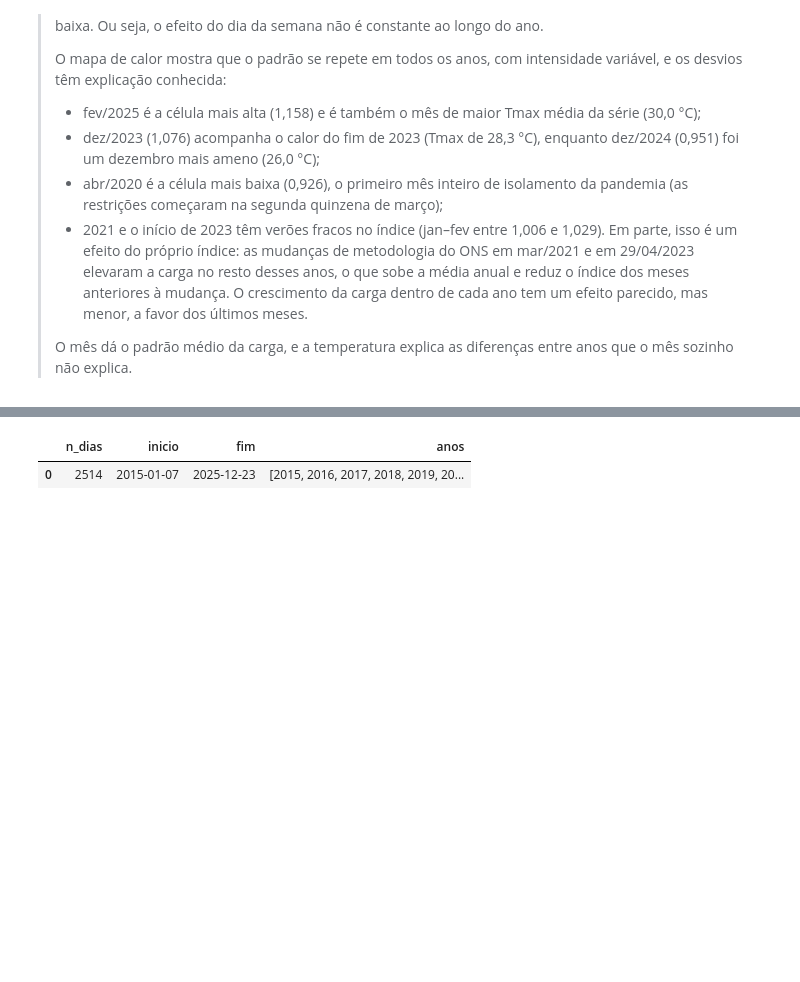
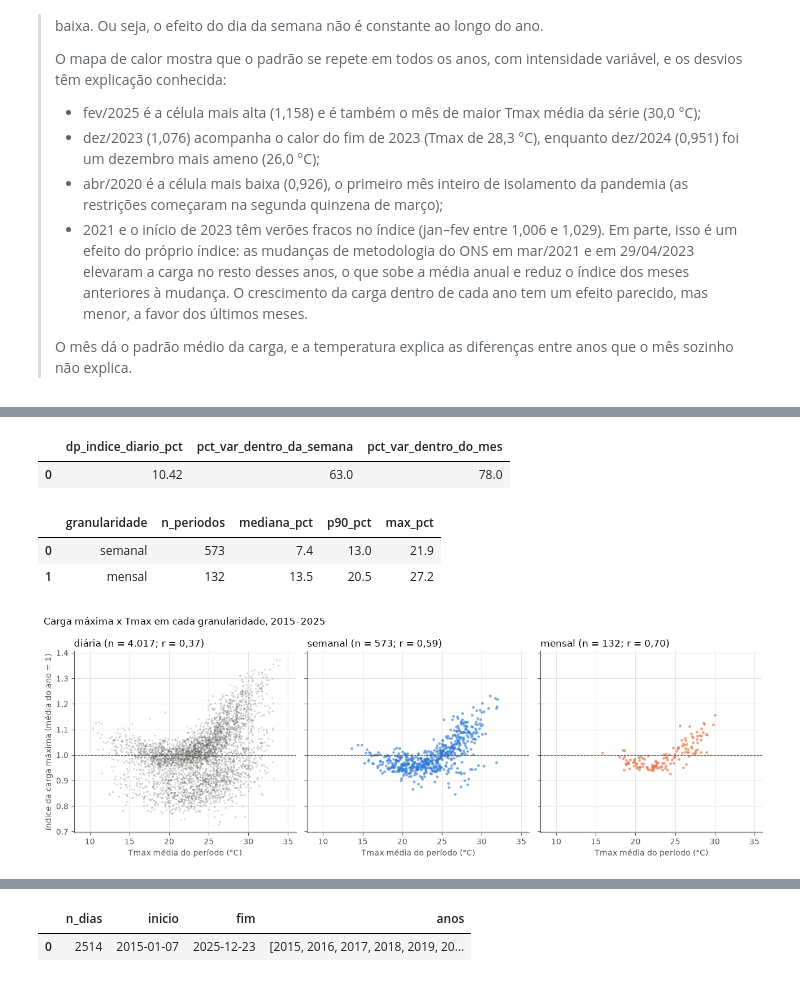
Before and after one commit to kaikezcarvalho/opt004-previsao-carga-sul, a Jupyter notebook: 03_analise.ipynb, the cells around one changed output, grey strips where cells are left out. Cells and saved outputs as stored; diff of their text form; code cells hidden in the pictures; blank space fills up the shorter version.

```diff
--- a/03_analise.ipynb
+++ b/03_analise.ipynb
@@ -289,0 +658,67 @@ plt.tight_layout()
+# %%
+sql("""
+WITH dias AS (
+    SELECT data,
+           carga_max / AVG(carga_max) OVER (PARTITION BY ano) AS indice,
+           date_trunc('week', data) AS semana,
+           date_trunc('month', data) AS mes_ini
+    FROM diaria
+    WHERE NOT dia_incompleto
+),
+medias AS (
+    SELECT indice,
+           AVG(indice) OVER (PARTITION BY semana) AS media_semana,
+           AVG(indice) OVER (PARTITION BY mes_ini) AS media_mes
+    FROM dias
+)
+SELECT ROUND(100 * STDDEV_POP(indice), 2) AS dp_indice_diario_pct,
+       ROUND(100 * AVG((indice - media_semana) ^ 2) / VAR_POP(indice), 1) AS pct_var_dentro_da_semana,
+       ROUND(100 * AVG((indice - media_mes) ^ 2) / VAR_POP(indice), 1) AS pct_var_dentro_do_mes
+FROM medias
+""")
+# %% [output]
+|  | dp_indice_diario_pct | pct_var_dentro_da_semana | pct_var_dentro_do_mes |
+| 0 | 10.42 | 63.0 | 78.0 |
+# %%
+sql(f"""
+WITH picos AS (
+    SELECT 'semanal' AS granularidade, 1 AS ordem, 100 * (carga_max_max / carga_max_media - 1) AS pico_acima_pct
+    FROM read_parquet('{DIR_PROC / "base_semanal.parquet"}')
+    WHERE NOT periodo_incompleto
+    UNION ALL
+    SELECT 'mensal', 2, 100 * (carga_max_max / carga_max_media - 1)
+    FROM read_parquet('{DIR_PROC / "base_mensal.parquet"}')
+    WHERE NOT periodo_incompleto
+)
+SELECT granularidade,
+       COUNT(*) AS n_periodos,
+       ROUND(MEDIAN(pico_acima_pct), 1) AS mediana_pct,
+       ROUND(QUANTILE_CONT(pico_acima_pct, 0.9), 1) AS p90_pct,
+       ROUND(MAX(pico_acima_pct), 1) AS max_pct
+FROM picos
+GROUP BY granularidade, ordem
+ORDER BY ordem
+""")
+# %% [output]
+|  | granularidade | n_periodos | mediana_pct | p90_pct | max_pct |
+| 0 | semanal | 573 | 7.4 | 13.0 | 21.9 |
+| 1 | mensal | 132 | 13.5 | 20.5 | 27.2 |
+# %%
+gran = sql("SELECT granularidade, tmax, indice FROM granularidades")
+
+fig, axes = plt.subplots(1, 3, figsize=(13, 4.5), sharex=True, sharey=True)
+for ax, (nome, cor) in zip(axes, [("diária", TINTA_2), ("semanal", COR[0]), ("mensal", COR[1])]):
+    g = gran[gran["granularidade"] == nome]
+    ax.scatter(g["tmax"], g["indice"], s=5 if nome == "diária" else 12, color=cor,
+               alpha=0.25 if nome == "diária" else 0.6, lw=0)
+    ax.axhline(1, color=TINTA_2, lw=0.8, ls="--")
+    r = g["indice"].corr(g["tmax"])
+    ax.set_title(f"{nome} (n = {len(g):,}".replace(",", ".") + f"; r = {r:.2f})".replace(".", ","),
+                 loc="left", color=TINTA)
+    ax.set_xlabel("Tmax média do período (°C)")
+    ax.set_xlim(*FAIXA_DISPERSAO)
+axes[0].set_ylabel("índice da carga máxima (média do ano = 1)")
+fig.suptitle("Carga máxima x Tmax em cada granularidade, 2015–2025", x=0.01, ha="left", color=TINTA)
+plt.tight_layout()
+# %% [output]
+[figure, added]
```
Also changed, not shown: parts of 81 cells of this notebook.
